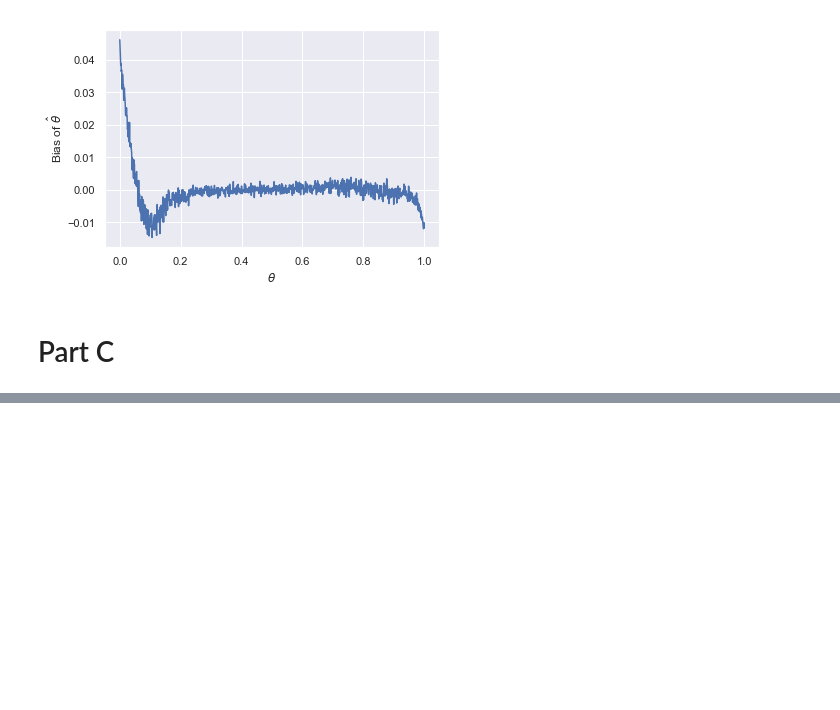
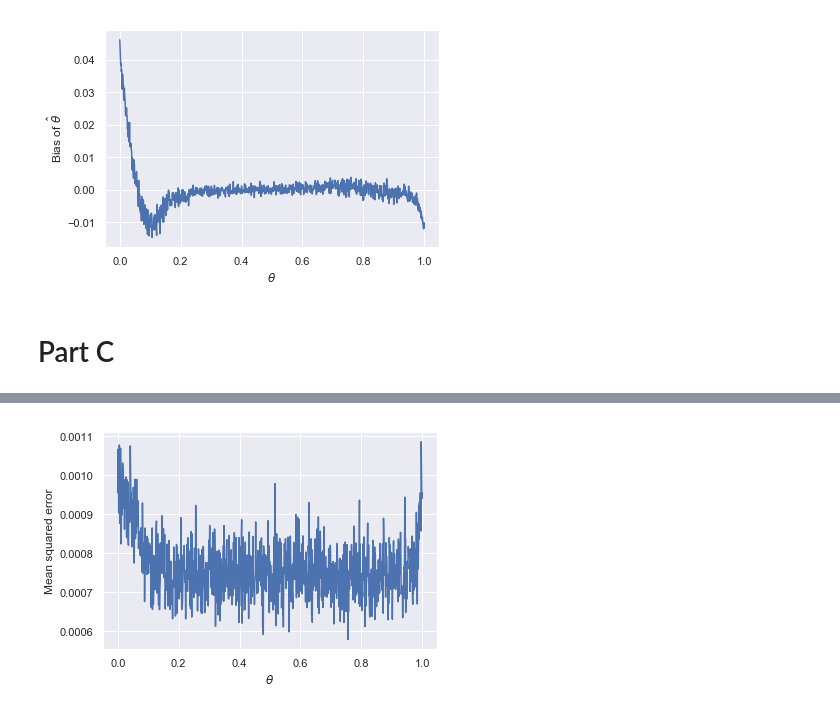
Before and after one commit to kirill5pol/estimation-theory, a Jupyter notebook: Assign3.ipynb, the cells around one changed output, grey strips where cells are left out. Cells and saved outputs as stored; diff of their text form; code cells hidden in the pictures; blank space fills up the shorter version.

```diff
--- a/Assign3.ipynb
+++ b/Assign3.ipynb
@@ -232,0 +230,7 @@ plt.show()
+# %%
+plt.plot(thetas, mses)
+plt.xlabel('$\\theta$')
+plt.ylabel('Mean squared error')
+plt.show()
+# %% [output]
+[figure, added]
```
Also changed, not shown: parts of 5 cells of this notebook.
